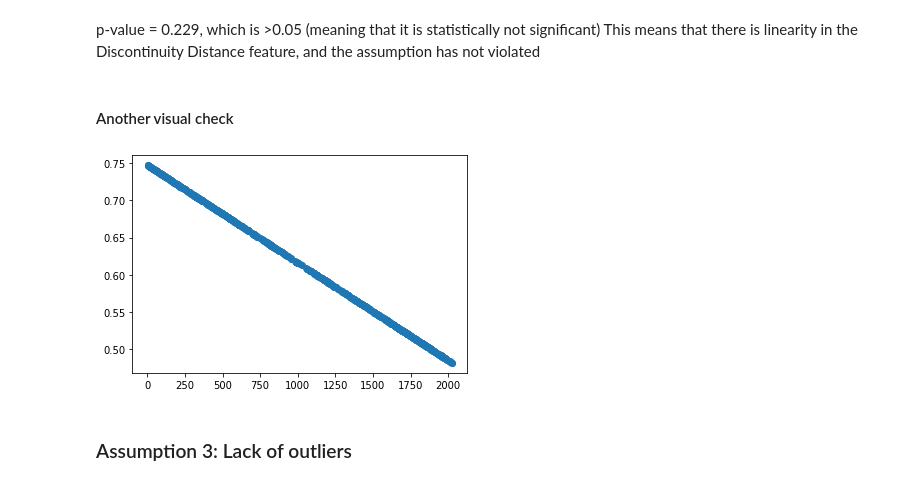
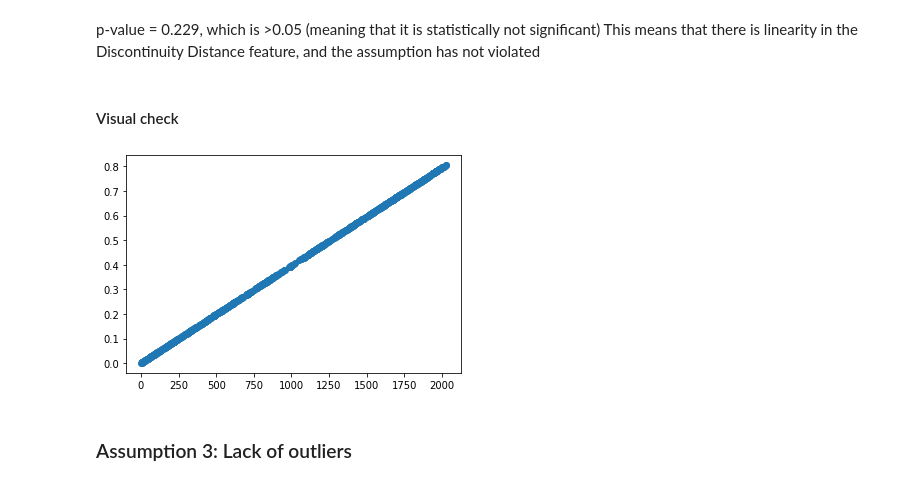
Before and after one commit to bang-a-coder/thesis-analysis, a Jupyter notebook: h1-model.ipynb, the cells around one changed output. Drawn from its saved outputs; the diff is of its cells as text; code cells hidden in the pictures.

```diff
--- a/h1-model.ipynb
+++ b/h1-model.ipynb
@@ -41,7 +43,7 @@ df.to_csv('prepped-r.csv')
 p-value = 0.229, which is >0.05 (meaning that it is statistically not significant)
 This means that there is linearity in the Discontinuity Distance feature, and the assumption has not violated
 # %% [markdown]
-#### Another visual check
+#### Visual check
 # %%
 y = df['pdynamic']
 X = df['disc_dist']
@@ -49,15 +51,15 @@ X_constant = sm.add_constant(X, prepend=False)
 # %%
 # Re-run logistic regression on original set of X and y variables
-logit_results = GLM(y, X_constant, family=families.Binomial()).fit()
-predicted = logit_results.predict(X_constant)
+logit_results = GLM(y, X, family=families.Binomial()).fit()
+predicted = logit_results.predict(X)
 
 # Get log odds values
 log_odds = np.log(predicted / (1 - predicted))
 
 # Visualize predictor continuous variable vs logit values (Age)
-plt.scatter(x=X_constant['disc_dist'].values, y=log_odds);
+plt.scatter(x=X.values, y=log_odds);
 plt.show()
 # %% [output]
-[figure, old version]
+[figure, new version]
 # %% [markdown]
 ### Assumption 3: Lack of outliers
```
Also changed, not shown: parts of 10 cells of this notebook.
